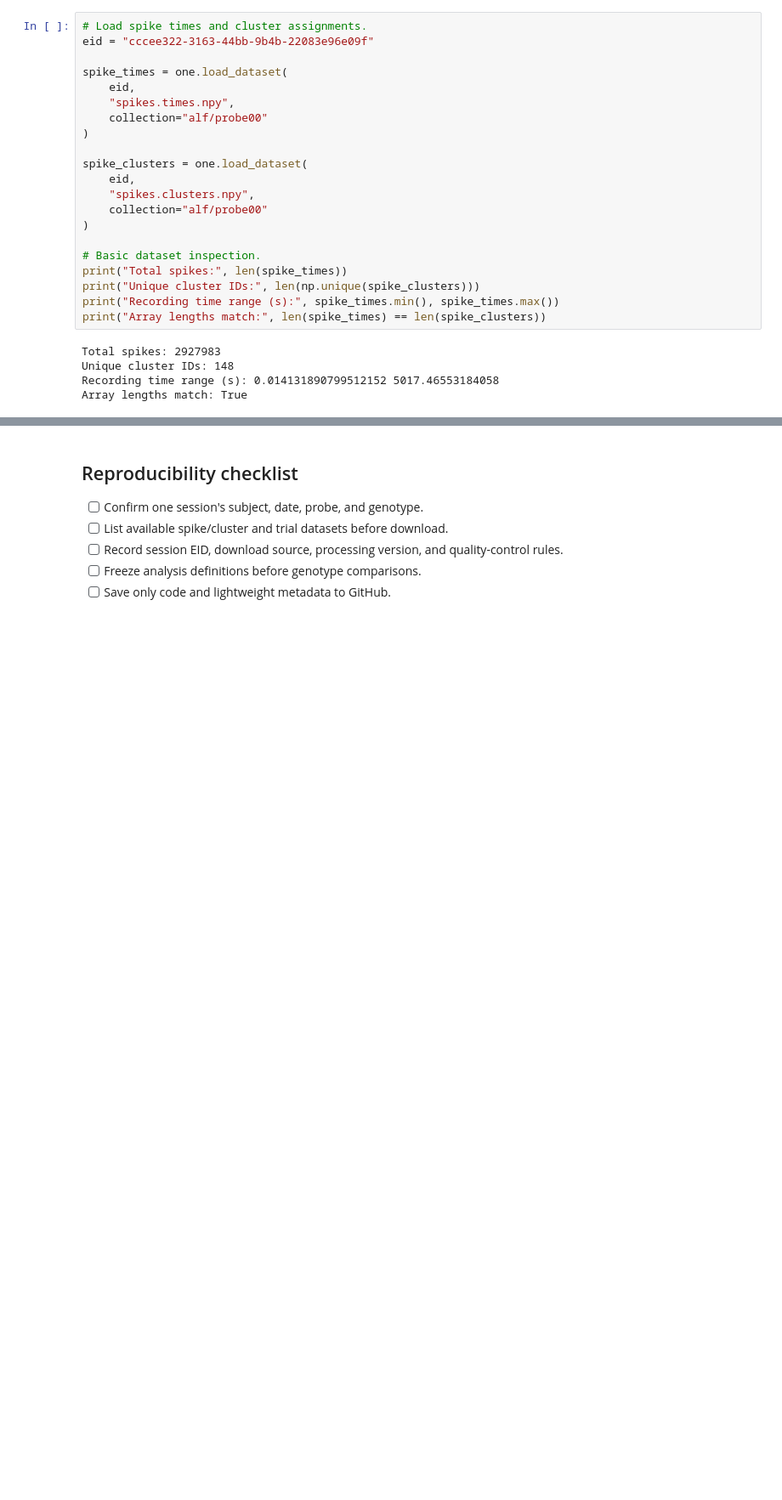
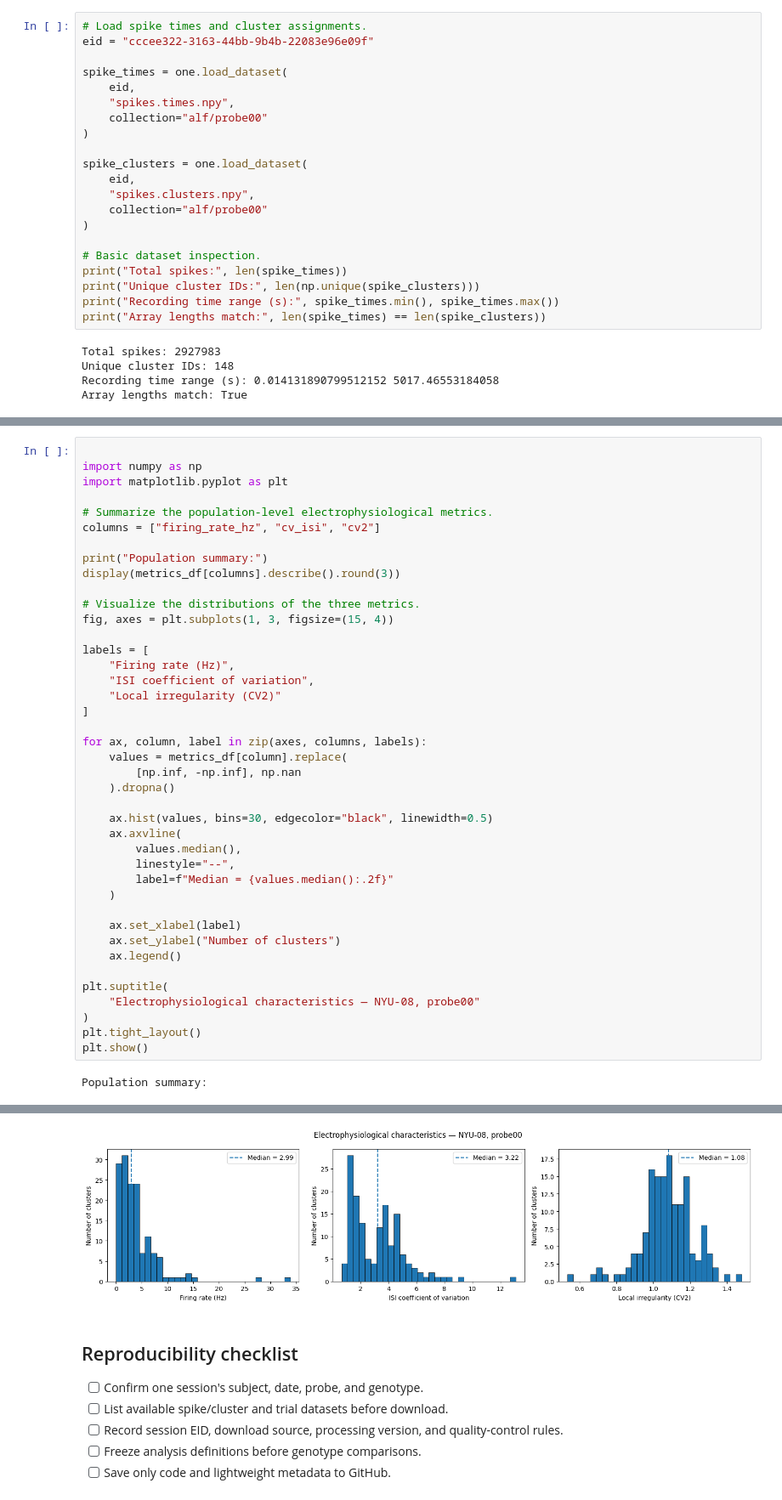
Before and after one commit to Noel-Betelgeuse/autism-neuropixels-reanalysis, a Jupyter notebook: 00_environment_and_data_access.ipynb, the cells around one changed output, grey strips where cells are left out. Shown at 85% size. Drawn from its saved outputs; the diff is of its cells as text; blank space fills up the shorter version.

```diff
--- a/00_environment_and_data_access.ipynb
+++ b/00_environment_and_data_access.ipynb
@@ -235,0 +327,43 @@ Number of spikes: 169928
+# %%
+
+import numpy as np
+import matplotlib.pyplot as plt
+
+# Summarize the population-level electrophysiological metrics.
+columns = ["firing_rate_hz", "cv_isi", "cv2"]
+
+print("Population summary:")
+display(metrics_df[columns].describe().round(3))
+
+# Visualize the distributions of the three metrics.
+fig, axes = plt.subplots(1, 3, figsize=(15, 4))
+
+labels = [
+    "Firing rate (Hz)",
+    "ISI coefficient of variation",
+    "Local irregularity (CV2)"
+]
+
+for ax, column, label in zip(axes, columns, labels):
+    values = metrics_df[column].replace(
+        [np.inf, -np.inf], np.nan
+    ).dropna()
+
+    ax.hist(values, bins=30, edgecolor="black", linewidth=0.5)
+    ax.axvline(
+        values.median(),
+        linestyle="--",
+        label=f"Median = {values.median():.2f}"
+    )
+
+    ax.set_xlabel(label)
+    ax.set_ylabel("Number of clusters")
+    ax.legend()
+
+plt.suptitle(
+    "Electrophysiological characteristics — NYU-08, probe00"
+)
+plt.tight_layout()
+plt.show()
+# %% [output]
+Population summary:
@@ -236,3 +379,4 @@ Number of spikes: 169928
+[figure, added]
 # %% [markdown]
 ## Reproducibility checklist
 
```
Also changed, not shown: parts of 6 cells of this notebook.
